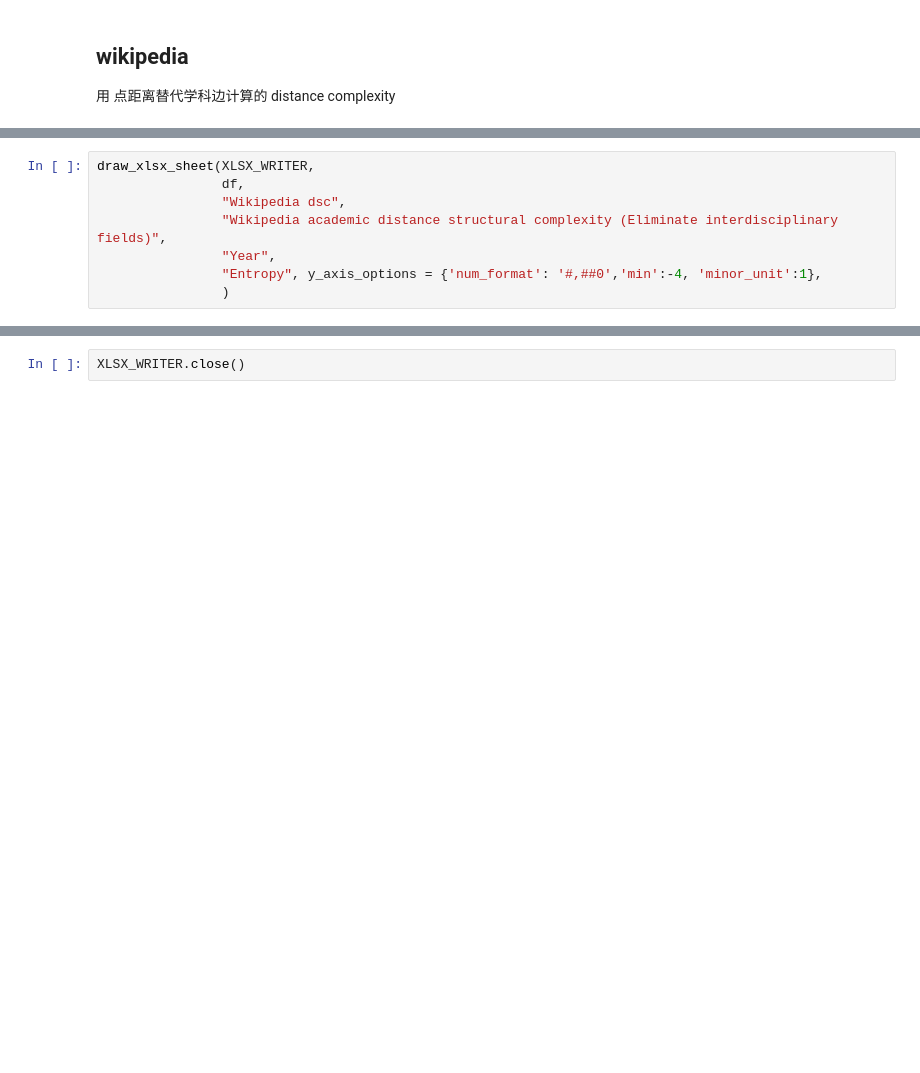
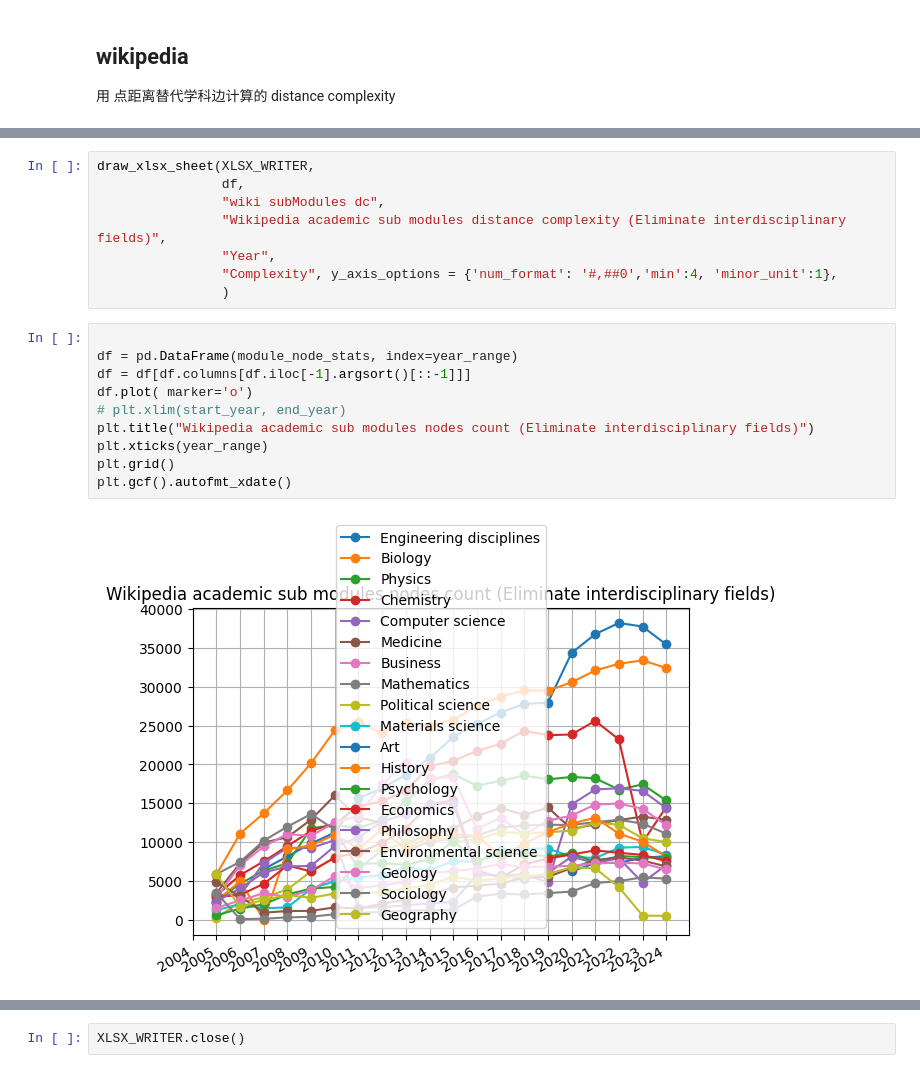
Before and after one commit to knogen/graph-computing-go, a Jupyter notebook: lab/new_structural_entropy.ipynb, the cells around one changed output, grey strips where cells are left out. Drawn from its saved outputs; the diff is of its cells as text; blank space fills up the shorter version.

```diff
--- a/lab/new_structural_entropy.ipynb
+++ b/lab/new_structural_entropy.ipynb
@@ -272,8 +307,20 @@ plt.gcf().autofmt_xdate()
 # %%
 draw_xlsx_sheet(XLSX_WRITER,
                 df,
-                "Wikipedia dsc",
-                "Wikipedia academic distance structural complexity (Eliminate interdisciplinary fields)",
+                "wiki subModules dc",
+                "Wikipedia academic sub modules distance complexity (Eliminate interdisciplinary fields)",
                 "Year",
-                "Entropy", y_axis_options = {'num_format': '#,##0','min':-4, 'minor_unit':1},
+                "Complexity", y_axis_options = {'num_format': '#,##0','min':4, 'minor_unit':1},
                 )
+# %%
+
+df = pd.DataFrame(module_node_stats, index=year_range)
+df = df[df.columns[df.iloc[-1].argsort()[::-1]]]
+df.plot( marker='o')
+# plt.xlim(start_year, end_year)
+plt.title("Wikipedia academic sub modules nodes count (Eliminate interdisciplinary fields)")
+plt.xticks(year_range)
+plt.grid()
+plt.gcf().autofmt_xdate()
+# %% [output]
+[figure, added]
```
Also changed, not shown: parts of 24 cells of this notebook, 14 other files.
